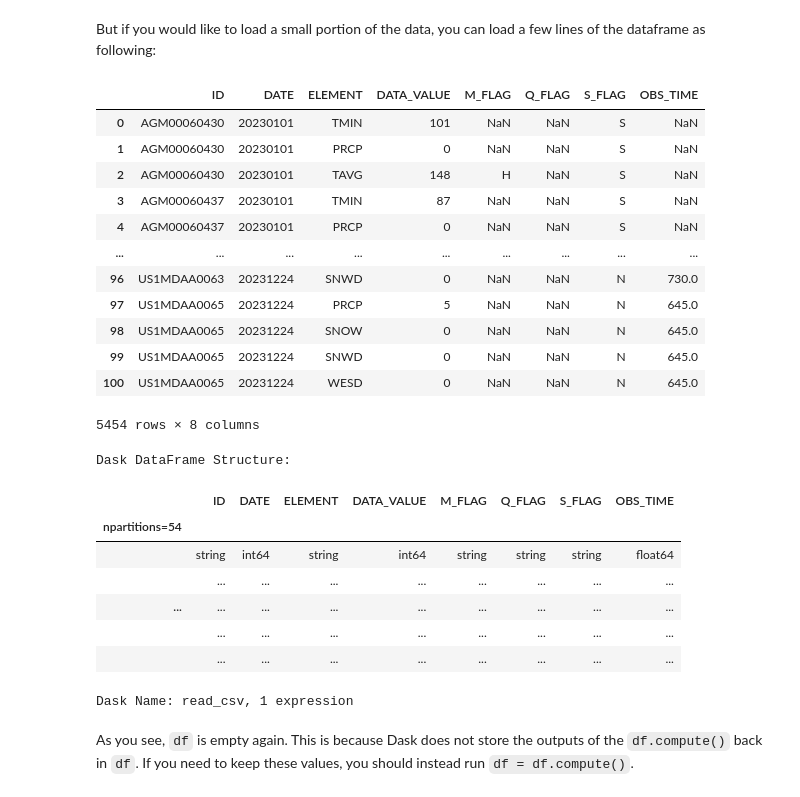
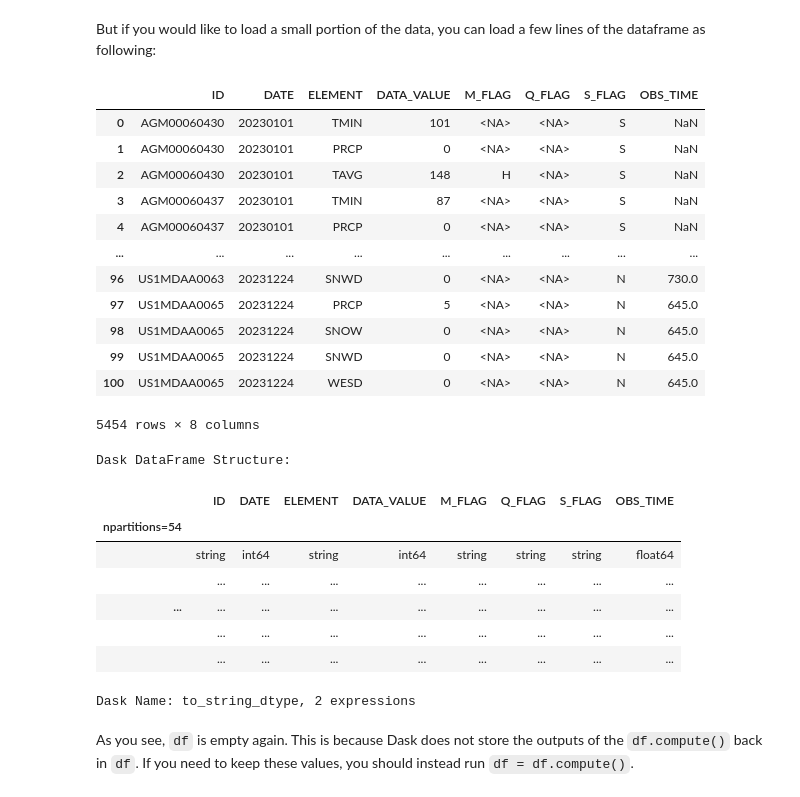
Before and after one commit to HamedAlemo/dask-tutorial, a Jupyter notebook: notebooks/03_dask_dataframe.ipynb, the cells around one changed output. Cells and saved outputs as stored; diff of their text form; code cells hidden in the pictures.

```diff
--- a/dask_dataframe.ipynb
+++ b/notebooks/03_dask_dataframe.ipynb
@@ -118,5 +118,5 @@ df.npartitions
 # %% [markdown]
 To change the number of partitions you need to define the `blocksize` in the `read_csv` function:
 # %%
-df = dd.read_csv("./data/2023.csv", dtype = {"Q_FLAG" : "object"}, blocksize=25e6)
+noaa_df = dd.read_csv("../data/2023.csv", dtype = {"Q_FLAG" : "object"}, blocksize=25e6)
 # %%
@@ -131,23 +131,23 @@ The following line is an unnecessary step and you should not run it regularly. T
 # %% [markdown]
 But if you would like to load a small portion of the data, you can load a few lines of the dataframe as following:
 # %%
-df.loc[:100, :].compute()
+noaa_df.loc[:100, :].compute()
 # %% [output]
 |  | ID | DATE | ELEMENT | DATA_VALUE | M_FLAG | Q_FLAG | S_FLAG | OBS_TIME |
-| 0 | AGM00060430 | 20230101 | TMIN | 101 | NaN | NaN | S | NaN |
-| 1 | AGM00060430 | 20230101 | PRCP | 0 | NaN | NaN | S | NaN |
-| 2 | AGM00060430 | 20230101 | TAVG | 148 | H | NaN | S | NaN |
-| 3 | AGM00060437 | 20230101 | TMIN | 87 | NaN | NaN | S | NaN |
-| 4 | AGM00060437 | 20230101 | PRCP | 0 | NaN | NaN | S | NaN |
+| 0 | AGM00060430 | 20230101 | TMIN | 101 | <NA> | <NA> | S | NaN |
+| 1 | AGM00060430 | 20230101 | PRCP | 0 | <NA> | <NA> | S | NaN |
+| 2 | AGM00060430 | 20230101 | TAVG | 148 | H | <NA> | S | NaN |
+| 3 | AGM00060437 | 20230101 | TMIN | 87 | <NA> | <NA> | S | NaN |
+| 4 | AGM00060437 | 20230101 | PRCP | 0 | <NA> | <NA> | S | NaN |
 | ... | ... | ... | ... | ... | ... | ... | ... | ... |
-| 96 | US1MDAA0063 | 20231224 | SNWD | 0 | NaN | NaN | N | 730.0 |
-| 97 | US1MDAA0065 | 20231224 | PRCP | 5 | NaN | NaN | N | 645.0 |
-| 98 | US1MDAA0065 | 20231224 | SNOW | 0 | NaN | NaN | N | 645.0 |
-| 99 | US1MDAA0065 | 20231224 | SNWD | 0 | NaN | NaN | N | 645.0 |
-| 100 | US1MDAA0065 | 20231224 | WESD | 0 | NaN | NaN | N | 645.0 |
+| 96 | US1MDAA0063 | 20231224 | SNWD | 0 | <NA> | <NA> | N | 730.0 |
+| 97 | US1MDAA0065 | 20231224 | PRCP | 5 | <NA> | <NA> | N | 645.0 |
+| 98 | US1MDAA0065 | 20231224 | SNOW | 0 | <NA> | <NA> | N | 645.0 |
+| 99 | US1MDAA0065 | 20231224 | SNWD | 0 | <NA> | <NA> | N | 645.0 |
+| 100 | US1MDAA0065 | 20231224 | WESD | 0 | <NA> | <NA> | N | 645.0 |
 5454 rows × 8 columns
 # %%
-df
+noaa_df
 # %% [output]
 Dask DataFrame Structure:
 |  | ID | DATE | ELEMENT | DATA_VALUE | M_FLAG | Q_FLAG | S_FLAG | OBS_TIME |
@@ -157,7 +157,7 @@ Dask DataFrame Structure:
 | ... | ... | ... | ... | ... | ... | ... | ... | ... |
 |  | ... | ... | ... | ... | ... | ... | ... | ... |
 |  | ... | ... | ... | ... | ... | ... | ... | ... |
-Dask Name: read_csv, 1 expression
+Dask Name: to_string_dtype, 2 expressions
 # %% [markdown]
 As you see, `df` is empty again. This is because Dask does not store the outputs of the `df.compute()` back in `df`. If you need to keep these values, you should instead run `df = df.compute()`.
 # %% [markdown]
```
Also changed, not shown: parts of 16 cells of this notebook, 4 other files.
